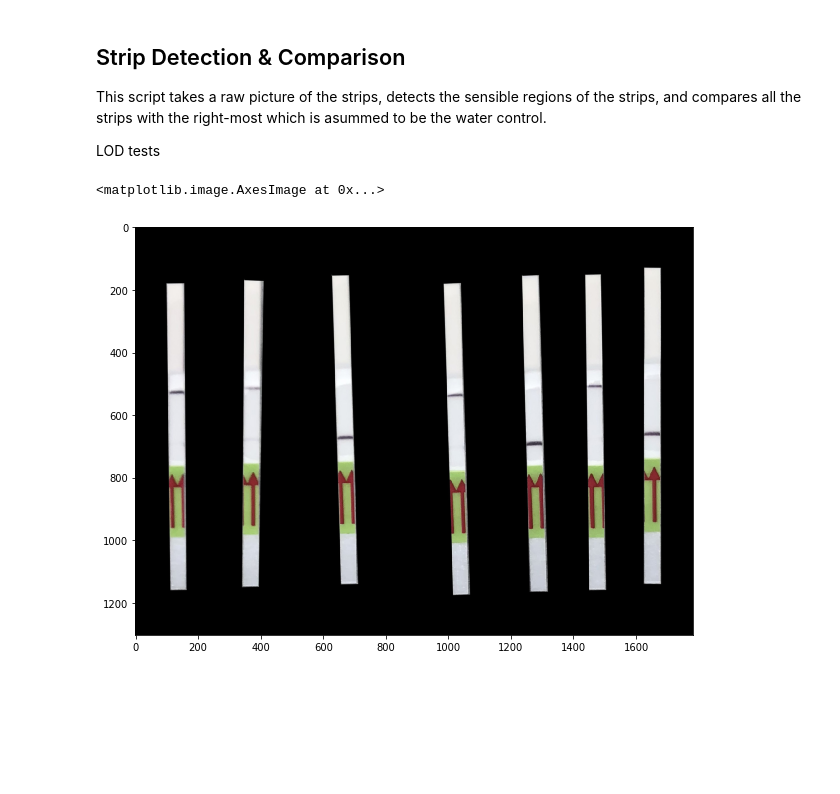
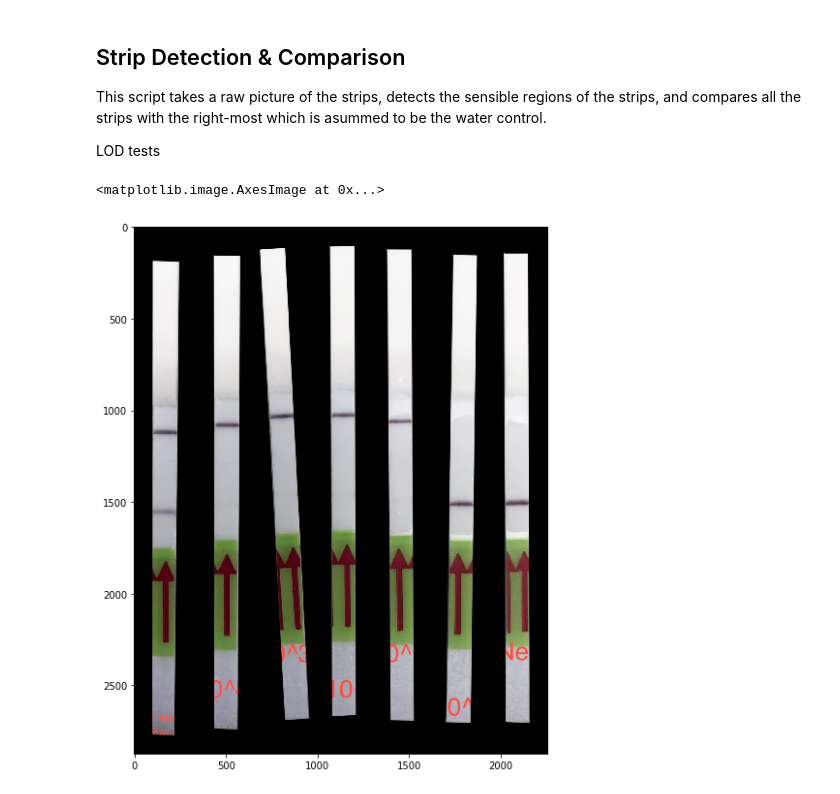
Before and after one commit to broadinstitute/HandLens-1.0.0, a Jupyter notebook: notebooks/Strip Detection and Analysis.ipynb, the cells around one changed output. Cells and saved outputs as stored; diff of their text form; code cells hidden in the pictures; blank space fills up the shorter version.

Commit message:
added dilution series

```diff
--- a/notebooks/Strip Detection and Analysis.ipynb
+++ b/notebooks/Strip Detection and Analysis.ipynb
@@ -13,22 +13,23 @@ This script takes a raw picture of the strips, detects the sensible regions of t
 
 LOD tests
 # %%
-image_files = ['SL-IV-1.jpg',
+image_files = ['dilution1.jpg',
+               'SL-IV-1.jpg',
                'N-II_lod_june20.jpg',
                'NG_LOD.jpg',
                'N2-LOD-Composite-black_background.jpg',
                'N2_LOD_for_app_1_June202019.JPG',
                'N2_LOD_for_app_2_June202019.JPG',
                'EBOV-G2-LOD-dark.jpg']
 filename = 'images/' + image_files[0]
 image = cv2.imread(filename)
 image = cv2.GaussianBlur(image, (5,5), 0)
 
 fig, ax = plt.subplots(figsize=(10, 10))
 plt.imshow(cv2.cvtColor(image, cv2.COLOR_BGR2RGB))
 # %% [output]
 <matplotlib.image.AxesImage at 0x...>
-[figure, old version]
+[figure, new version]
 # %%
 # Parameters
 
```
Also changed, not shown: parts of 12 cells of this notebook, 12 other files.
